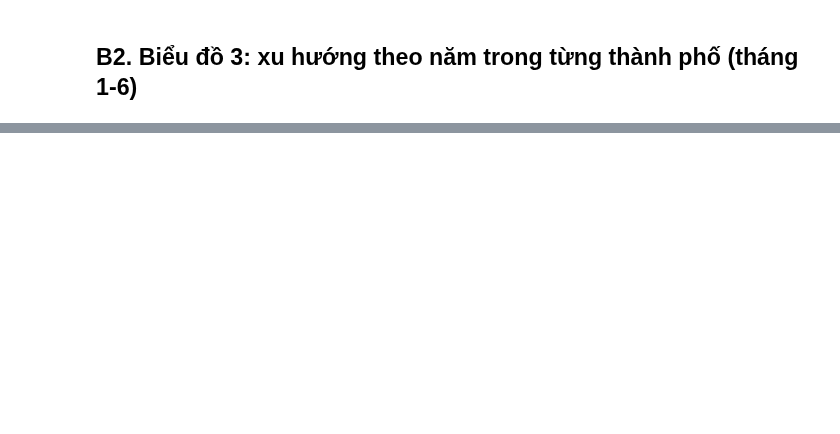
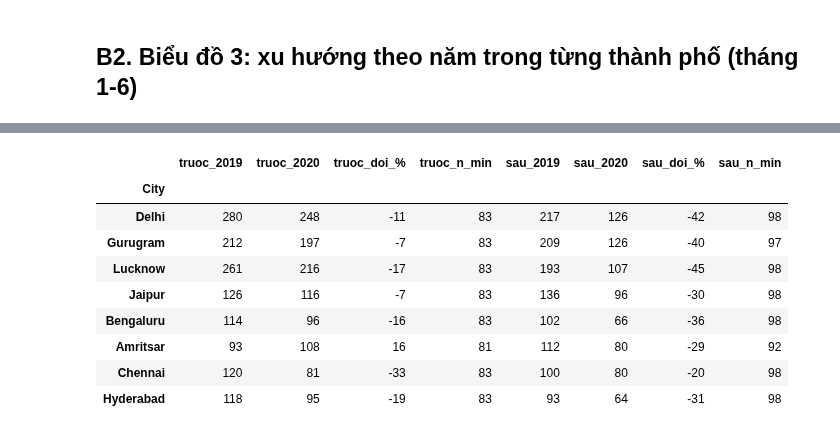
Before and after one commit to MTuan1510/Air-Project, a Jupyter notebook: notebooks/08b_eda_khi_nao.ipynb, the cells around one changed output, grey strips where cells are left out. Saved outputs shown, nothing was run; the diff lists cells and outputs as text; code cells hidden in the pictures; blank space fills up the shorter version.

```diff
--- a/notebooks/08b_eda_khi_nao.ipynb
+++ b/notebooks/08b_eda_khi_nao.ipynb
@@ -101,0 +185,26 @@ Số ngày có AQI trong ô đó (ô nhỏ = kết luận yếu):
+# %%
+def seg_mean(c, y, a, b):
+    g = eda[(eda.City == c) & (eda.Date >= f"{y}-{a}") & (eda.Date <= f"{y}-{b}")].AQI.dropna()
+    return g.mean(), len(g)
+
+rows = []
+for c in CITIES:
+    r = {"City": c}
+    for tag, (a, b) in {"truoc": ("01-01", "03-24"), "sau": ("03-25", "06-30")}.items():
+        m19, n19 = seg_mean(c, 2019, a, b); m20, n20 = seg_mean(c, 2020, a, b)
+        r[f"{tag}_2019"] = round(m19); r[f"{tag}_2020"] = round(m20)
+        r[f"{tag}_doi_%"] = round((m20 / m19 - 1) * 100); r[f"{tag}_n_min"] = min(n19, n20)
+    rows.append(r)
+lock = pd.DataFrame(rows).set_index("City")
+display(lock)
+# %% [output]
+|  | truoc_2019 | truoc_2020 | truoc_doi_% | truoc_n_min | sau_2019 | sau_2020 | sau_doi_% | sau_n_min |
+| City |  |  |  |  |  |  |  |  |
+| Delhi | 280 | 248 | -11 | 83 | 217 | 126 | -42 | 98 |
+| Gurugram | 212 | 197 | -7 | 83 | 209 | 126 | -40 | 97 |
+| Lucknow | 261 | 216 | -17 | 83 | 193 | 107 | -45 | 98 |
+| Jaipur | 126 | 116 | -7 | 83 | 136 | 96 | -30 | 98 |
+| Bengaluru | 114 | 96 | -16 | 83 | 102 | 66 | -36 | 98 |
+| Amritsar | 93 | 108 | 16 | 81 | 112 | 80 | -29 | 92 |
+| Chennai | 120 | 81 | -33 | 83 | 100 | 80 | -20 | 98 |
+| Hyderabad | 118 | 95 | -19 | 83 | 93 | 64 | -31 | 98 |
```
Also changed, not shown: parts of 7 cells of this notebook.
